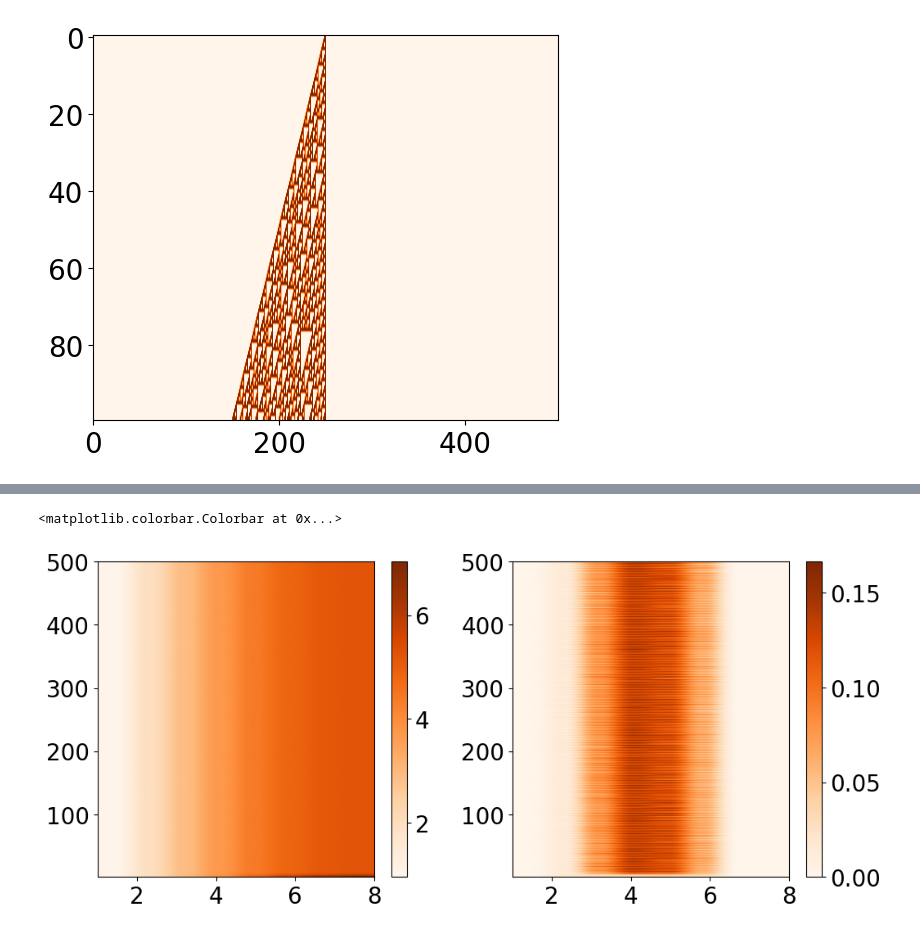
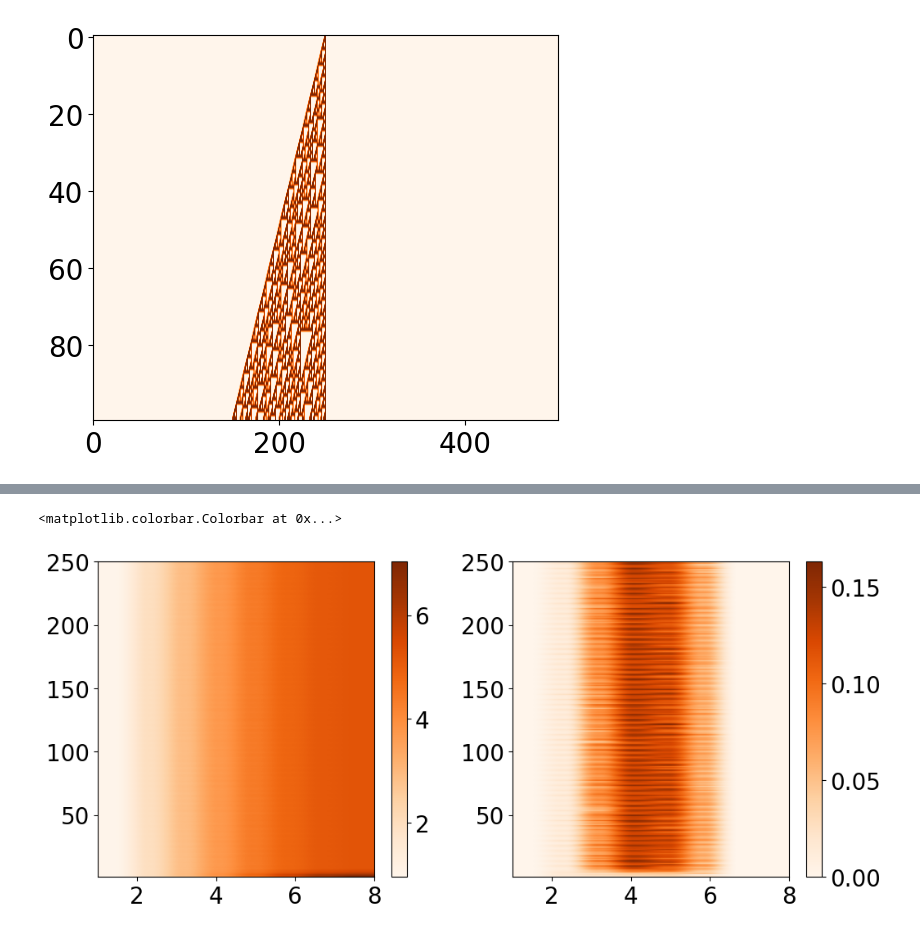
Before and after one commit to zsxqblz/classical_hayden_preskill, a Jupyter notebook: visualization/visualization_240303.ipynb, the cells around one changed output, grey strips where cells are left out. Saved outputs shown, nothing was run; the diff lists cells and outputs as text; code cells hidden in the pictures.

```diff
--- a/visualization/visualization_240303.ipynb
+++ b/visualization/visualization_240303.ipynb
@@ -44,19 +48,20 @@ Asites=8:12, Bsites=0, 1-4
 # %%
-file_name = "../data/240303/240303_1"
+nAsites = 8
+file_name = "../data/240303/240303_%d"%(0+nAsites)
 nstep_l = np.loadtxt(file_name+'_scanx.csv',skiprows=1)
 nmeas_l = np.loadtxt(file_name+'_scany.csv',skiprows=1)
 
 raw = np.loadtxt(file_name+'_data.csv',skiprows=1,delimiter=',')
 S_ave_arr = raw[:,0].reshape((len(nmeas_l),len(nstep_l)))
 S_std_arr = raw[:,1].reshape((len(nmeas_l),len(nstep_l)))
 
 plt.figure(figsize=(12,5))
 plt.subplot(1,2,1)
 plt.imshow(S_ave_arr.T[::-1,:],aspect="auto",cmap="Oranges",extent=[nmeas_l[0],nmeas_l[-1],nstep_l[0],nstep_l[-1]])
 plt.colorbar()
 plt.subplot(1,2,2)
 plt.imshow(S_std_arr.T[::-1,:],aspect="auto",cmap="Oranges",extent=[nmeas_l[0],nmeas_l[-1],nstep_l[0],nstep_l[-1]])
 plt.colorbar()
 # %% [output]
 <matplotlib.colorbar.Colorbar at 0x...>
-[figure, old version]
+[figure, new version]
```
Also changed, not shown: parts of 24 cells of this notebook, 5 other files.
